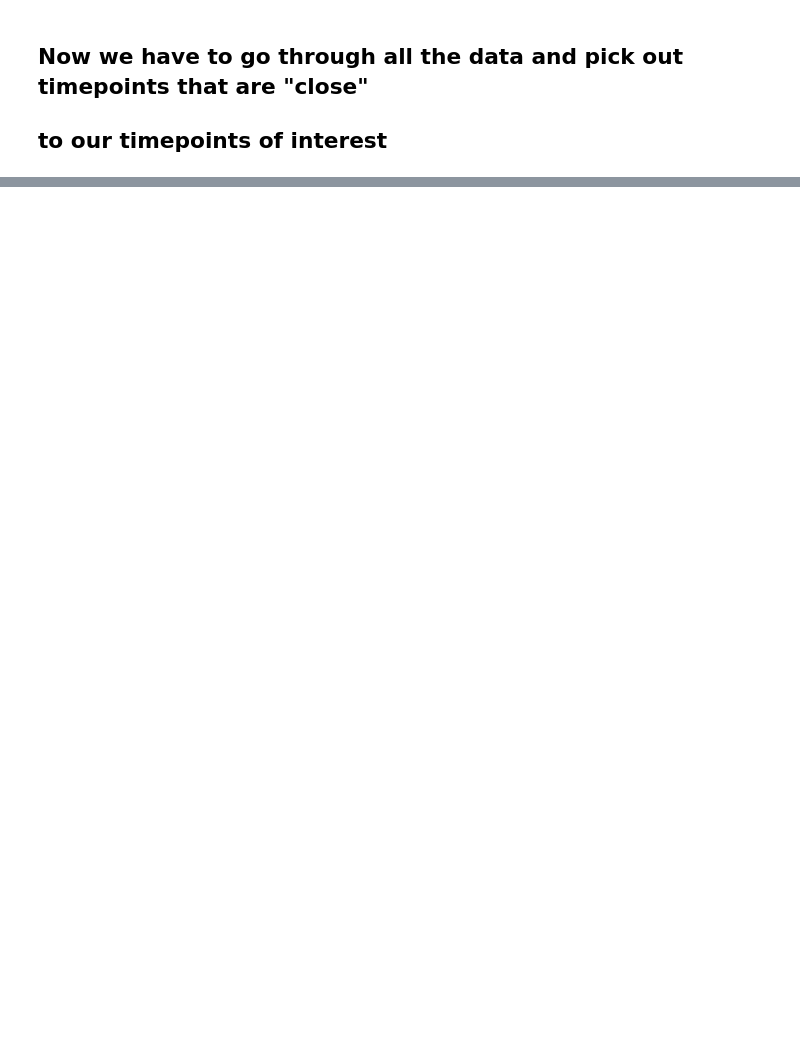
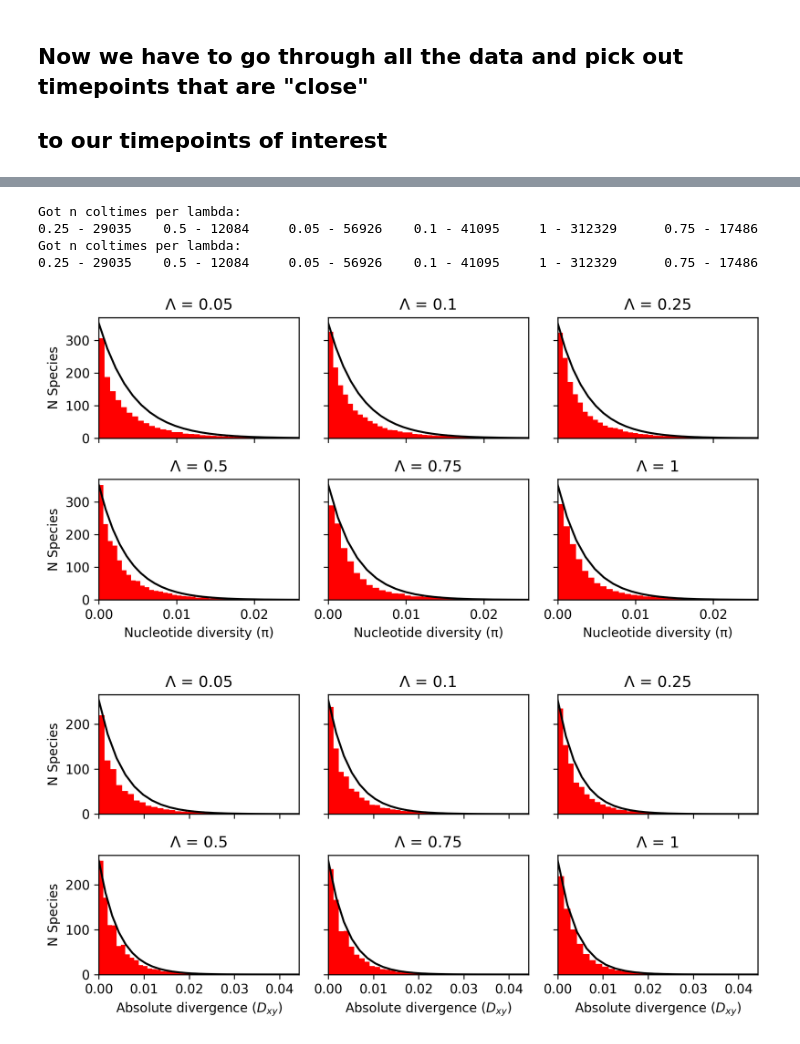
Before and after one commit to isaacovercast/gimmeSAD, a Jupyter notebook: ipython-notebooks/gimmeSAD-colonization_rate_distribution.ipynb, the cells around one changed output, grey strips where cells are left out. Cells and saved outputs as stored; diff of their text form; code cells hidden in the pictures; blank space fills up the shorter version.

```diff
--- a/ipython-notebooks/gimmeSAD-colonization_rate_distribution.ipynb
+++ b/ipython-notebooks/gimmeSAD-colonization_rate_distribution.ipynb
@@ -108,0 +179,32 @@ plt.plot(x, rv.pdf(x), 'k-', lw=2, label='frozen pdf')
+# %%
+time_tolerance = 0.01
+sampling_lambdas = [0.05, 0.1, 0.25, 0.5, 0.75, 1]
+
+## Dict for storing distributions per timepoint
+for g, dat in {"pi":pi_dat, "dxy":dxy_dat}.items():
+    lambda_dists = {perc:[] for perc in sampling_lambdas}
+    ## Ineffecient but i don't care
+    for percent in sampling_lambdas:
+        coltimes = []
+        for line in dat:
+            ## If the difference between the lambda for each line
+            ## is close enough to the sampling lambda we want then keep the coltimes
+            if abs(line[0] - percent) < time_tolerance:
+                coltimes.extend(line[2:])
+        lambda_dists[percent] = coltimes
+        #lambda_dists[percent] = np.random.choice(coltimes, 12000, replace=False)
+    print("Got n coltimes per lambda:")
+    for k,v in lambda_dists.items():
+        print("{} - {}\t".format(k, len(v))),
+
+    ## Plot
+    if "pi" in g:
+        plot_pidxy_per_lambda(lambda_dists, u"Nucleotide diversity (π)", nbins=150)
+    else:
+        plot_pidxy_per_lambda(lambda_dists, r"Absolute divergence ($D_{xy}$)", nbins=150)
+# %% [output]
+Got n coltimes per lambda:
+0.25 - 29035    0.5 - 12084     0.05 - 56926    0.1 - 41095     1 - 312329      0.75 - 17486    Got n coltimes per lambda:
+0.25 - 29035    0.5 - 12084     0.05 - 56926    0.1 - 41095     1 - 312329      0.75 - 17486
+[figure, added]
+[figure, added]
```
Also changed, not shown: parts of 20 cells of this notebook.
